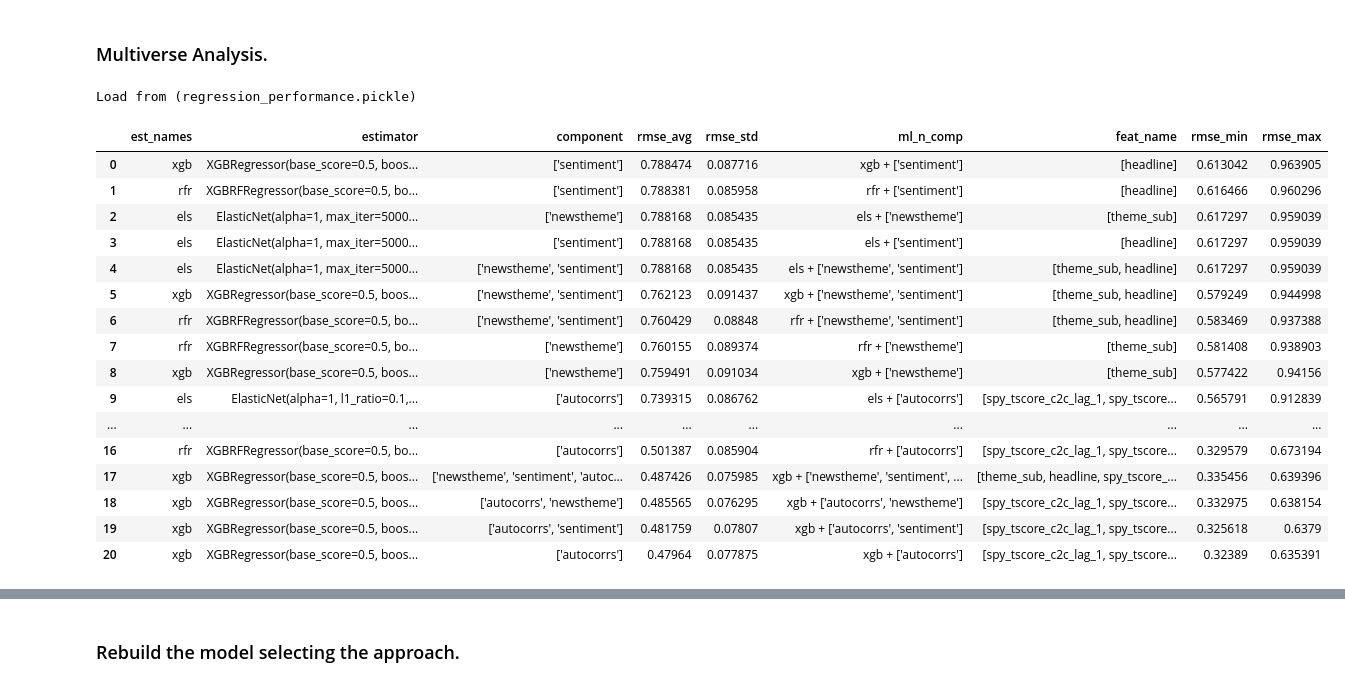
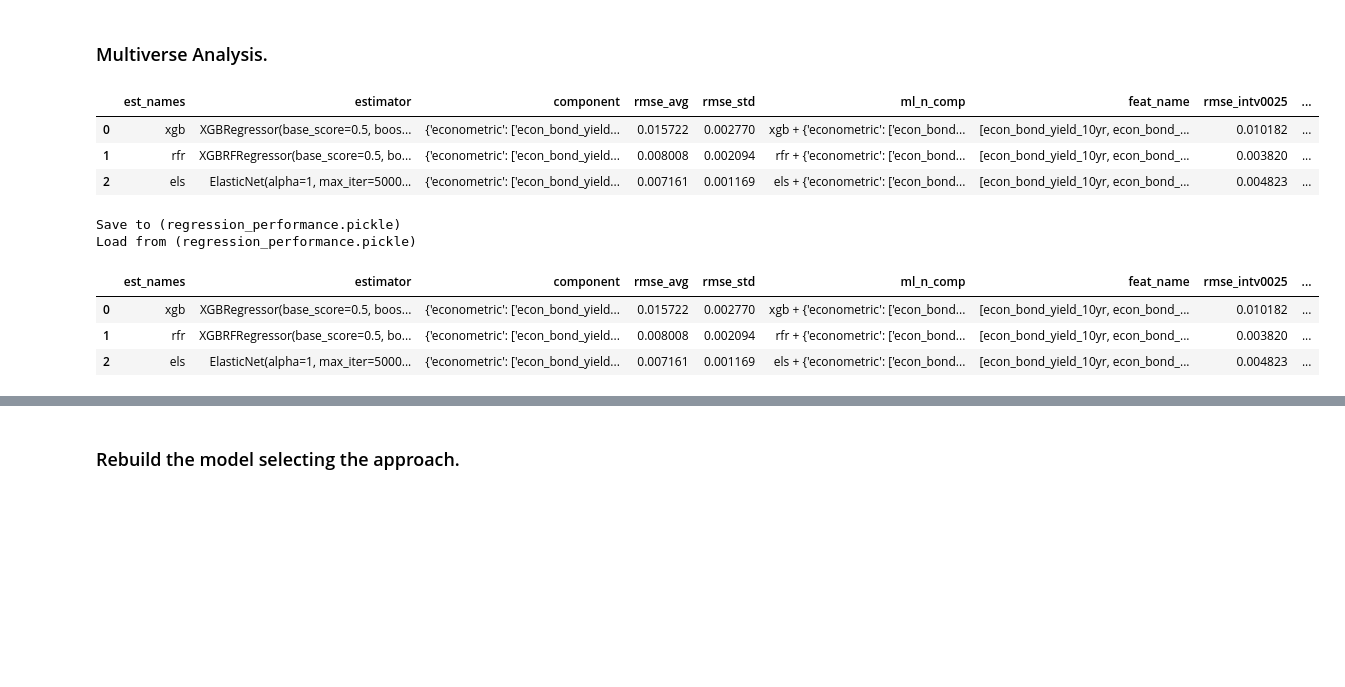
Before and after one commit to lioneltayyd/MADS-CAP, a Jupyter notebook: source/notebooks/build_ml_regression.ipynb, the cells around one changed output, grey strips where cells are left out. Cells and saved outputs as stored; diff of their text form; code cells hidden in the pictures; blank space fills up the shorter version.

```diff
--- a/source/notebooks/build_ml_regression.ipynb
+++ b/source/notebooks/build_ml_regression.ipynb
@@ -90,0 +95,13 @@ Text(0.5, 1.0, 'return_c2c_lag1')
+# %%
+# Filter by ticker.
+boo_ticker = df_feature["ticker"] == ticker
+
+# Filter by date.
+df_feature["date"] = pd.to_datetime(df_feature["date"], infer_datetime_format=True)
+boo_date = df_feature["date"].dt.year >= 2010
+
+# Filter.
+df_feature_fil = df_feature[boo_ticker & boo_date].copy()
+
+# Preview.
+df_feature_fil
@@ -145,5 +168,27 @@ TRAIN: 158418 | TEST: 15841
 # %% [markdown]
 ### Multiverse Analysis.
+# %%
+# Use this explore selected independant variables.
+use_features = [
+	{
+		"econometric": [
+			"econ_bond_yield_10yr",
+			"econ_bond_yield_10yr_minus_2yr",
+			"econ_bond_yield_10yr_minus_3mo",
+			"econ_bond_yield_10yr_minus_ffr",
+			"econ_bond_yield_2yr",
+			"econ_bond_yield_30yr",
+			"econ_bond_yield_3mo",
+			"econ_bond_yield_5yr",
+			"econ_consumer_confidence_oecd",
+			"econ_consumer_sentiment_umich",
+			"econ_fed_ffr",
+			"econ_mortgage_rate_15yr",
+			"econ_mortgage_rate_30yr",
+			"econ_prime_loan_rate",
+		]
+	},
+]
 # %%
 # Uncomment this part if you want to rerun the multiverse analysis.
 # Take about 90 minutes to run 50 trials. 50 minutes for 25 trials.
@@ -151,7 +196,9 @@ TRAIN: 158418 | TEST: 15841
 # optimisation reaches a plateau.
 
 # Perform multiverse analysis.
-df_performances = multiverse_analysis(X_train, y_train, n_trials=EXPERIMENT_TRIAL, verbose=0)
+df_performances = multiverse_analysis(
+	X_train, y_train, cv=timeseries_cv, experiment_comps=use_features, n_trials=25, verbose=0
+)
 
 # The scoring method is negative RMSE so we need to "absolute" it.
 df_performances["rmse_avg"] = df_performances["rmse_avg"].abs()
@@ -163,32 +210,25 @@ df_performances["rmse_intv0975"] = df_performances["rmse_avg"] + (df_performance
 
 # Preview.
 df_performances
+# %% [output]
+|  | est_names | estimator | component | rmse_avg | rmse_std | ml_n_comp | feat_name | rmse_intv0025 | ... |
+| 0 | xgb | XGBRegressor(base_score=0.5, boos... | {'econometric': ['econ_bond_yield... | 0.015722 | 0.002770 | xgb + {'econometric': ['econ_bond... | [econ_bond_yield_10yr, econ_bond_... | 0.010182 | ... |
+| 1 | rfr | XGBRFRegressor(base_score=0.5, bo... | {'econometric': ['econ_bond_yield... | 0.008008 | 0.002094 | rfr + {'econometric': ['econ_bond... | [econ_bond_yield_10yr, econ_bond_... | 0.003820 | ... |
+| 2 | els | ElasticNet(alpha=1, max_iter=5000... | {'econometric': ['econ_bond_yield... | 0.007161 | 0.001169 | els + {'econometric': ['econ_bond... | [econ_bond_yield_10yr, econ_bond_... | 0.004823 | ... |
 # %%
 # Save the regression model performance record.
-manage_files.save_cache_pk(df_performances, dirpath="dataset", filename="regression_performance.pickle")
+manage_files.save_cache_pk(df_performances, dirpath=DIR_MLMODEL_MLPERFORMANCE, filename="regression_performance.pickle")
 
 # Load the past regression model performance record.
-df_performances = manage_files.load_cache_pk(dirpath="dataset", filename="regression_performance.pickle")
+df_performances = manage_files.load_cache_pk(dirpath=DIR_MLMODEL_MLPERFORMANCE, filename="regression_performance.pickle")
 
 # Preview.
 df_performances
 # %% [output]
+Save to (regression_performance.pickle)
 Load from (regression_performance.pickle)
-|  | est_names | estimator | component | rmse_avg | rmse_std | ml_n_comp | feat_name | rmse_min | rmse_max |
-| 0 | xgb | XGBRegressor(base_score=0.5, boos... | ['sentiment'] | 0.788474 | 0.087716 | xgb + ['sentiment'] | [headline] | 0.613042 | 0.963905 |
-| 1 | rfr | XGBRFRegressor(base_score=0.5, bo... | ['sentiment'] | 0.788381 | 0.085958 | rfr + ['sentiment'] | [headline] | 0.616466 | 0.960296 |
-| 2 | els | ElasticNet(alpha=1, max_iter=5000... | ['newstheme'] | 0.788168 | 0.085435 | els + ['newstheme'] | [theme_sub] | 0.617297 | 0.959039 |
-| 3 | els | ElasticNet(alpha=1, max_iter=5000... | ['sentiment'] | 0.788168 | 0.085435 | els + ['sentiment'] | [headline] | 0.617297 | 0.959039 |
-| 4 | els | ElasticNet(alpha=1, max_iter=5000... | ['newstheme', 'sentiment'] | 0.788168 | 0.085435 | els + ['newstheme', 'sentiment'] | [theme_sub, headline] | 0.617297 | 0.959039 |
-| 5 | xgb | XGBRegressor(base_score=0.5, boos... | ['newstheme', 'sentiment'] | 0.762123 | 0.091437 | xgb + ['newstheme', 'sentiment'] | [theme_sub, headline] | 0.579249 | 0.944998 |
-| 6 | rfr | XGBRFRegressor(base_score=0.5, bo... | ['newstheme', 'sentiment'] | 0.760429 | 0.08848 | rfr + ['newstheme', 'sentiment'] | [theme_sub, headline] | 0.583469 | 0.937388 |
-| 7 | rfr | XGBRFRegressor(base_score=0.5, bo... | ['newstheme'] | 0.760155 | 0.089374 | rfr + ['newstheme'] | [theme_sub] | 0.581408 | 0.938903 |
-| 8 | xgb | XGBRegressor(base_score=0.5, boos... | ['newstheme'] | 0.759491 | 0.091034 | xgb + ['newstheme'] | [theme_sub] | 0.577422 | 0.94156 |
-| 9 | els | ElasticNet(alpha=1, l1_ratio=0.1,... | ['autocorrs'] | 0.739315 | 0.086762 | els + ['autocorrs'] | [spy_tscore_c2c_lag_1, spy_tscore... | 0.565791 | 0.912839 |
-| ... | ... | ... | ... | ... | ... | ... | ... | ... | ... |
-| 16 | rfr | XGBRFRegressor(base_score=0.5, bo... | ['autocorrs'] | 0.501387 | 0.085904 | rfr + ['autocorrs'] | [spy_tscore_c2c_lag_1, spy_tscore... | 0.329579 | 0.673194 |
-| 17 | xgb | XGBRegressor(base_score=0.5, boos... | ['newstheme', 'sentiment', 'autoc... | 0.487426 | 0.075985 | xgb + ['newstheme', 'sentiment', ... | [theme_sub, headline, spy_tscore_... | 0.335456 | 0.639396 |
-| 18 | xgb | XGBRegressor(base_score=0.5, boos... | ['autocorrs', 'newstheme'] | 0.485565 | 0.076295 | xgb + ['autocorrs', 'newstheme'] | [spy_tscore_c2c_lag_1, spy_tscore... | 0.332975 | 0.638154 |
-| 19 | xgb | XGBRegressor(base_score=0.5, boos... | ['autocorrs', 'sentiment'] | 0.481759 | 0.07807 | xgb + ['autocorrs', 'sentiment'] | [spy_tscore_c2c_lag_1, spy_tscore... | 0.325618 | 0.6379 |
-| 20 | xgb | XGBRegressor(base_score=0.5, boos... | ['autocorrs'] | 0.47964 | 0.077875 | xgb + ['autocorrs'] | [spy_tscore_c2c_lag_1, spy_tscore... | 0.32389 | 0.635391 |
+|  | est_names | estimator | component | rmse_avg | rmse_std | ml_n_comp | feat_name | rmse_intv0025 | ... |
+| 0 | xgb | XGBRegressor(base_score=0.5, boos... | {'econometric': ['econ_bond_yield... | 0.015722 | 0.002770 | xgb + {'econometric': ['econ_bond... | [econ_bond_yield_10yr, econ_bond_... | 0.010182 | ... |
+| 1 | rfr | XGBRFRegressor(base_score=0.5, bo... | {'econometric': ['econ_bond_yield... | 0.008008 | 0.002094 | rfr + {'econometric': ['econ_bond... | [econ_bond_yield_10yr, econ_bond_... | 0.003820 | ... |
+| 2 | els | ElasticNet(alpha=1, max_iter=5000... | {'econometric': ['econ_bond_yield... | 0.007161 | 0.001169 | els + {'econometric': ['econ_bond... | [econ_bond_yield_10yr, econ_bond_... | 0.004823 | ... |
 # %%
```
Also changed, not shown: parts of 18 cells of this notebook, 12 other files.
